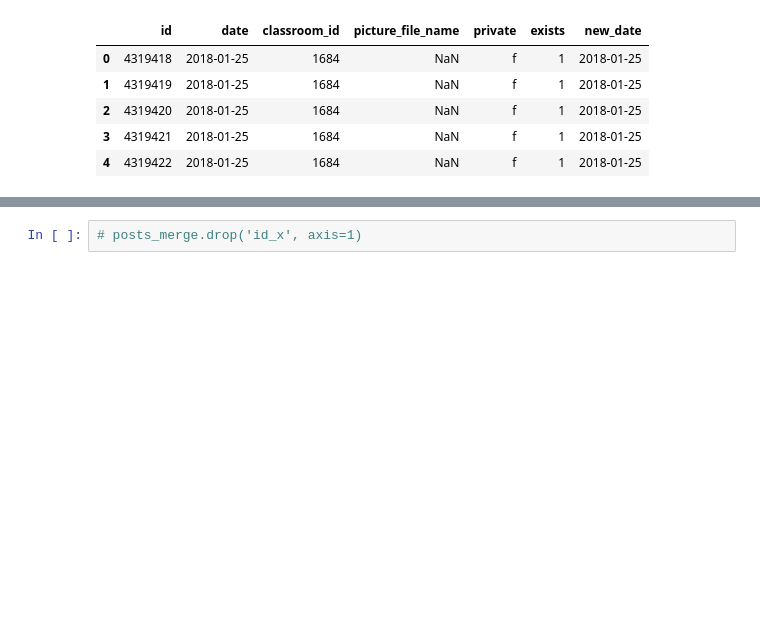
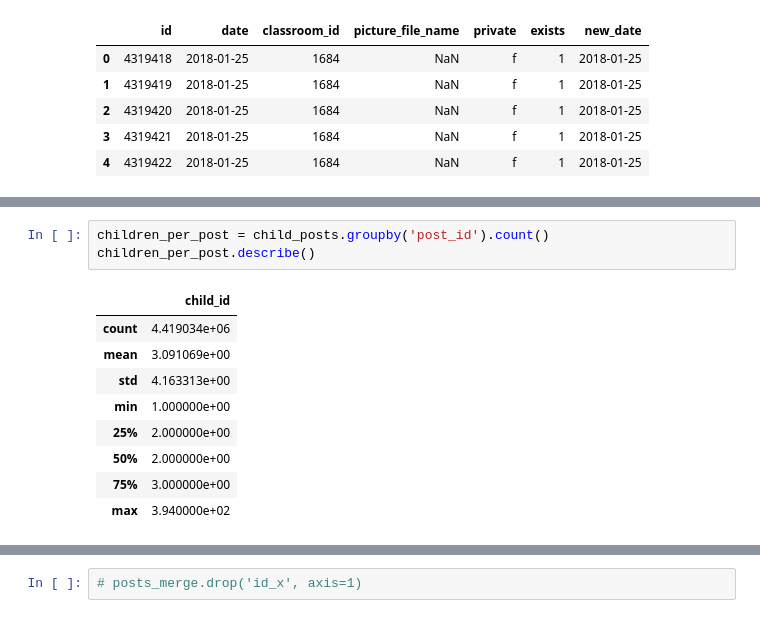
Before and after one commit to pgeurin/seniorskipday, a Jupyter notebook: src/eda.ipynb, the cells around one changed output, grey strips where cells are left out. Saved outputs shown, nothing was run; the diff lists cells and outputs as text; blank space fills up the shorter version.

```diff
--- a/src/eda.ipynb
+++ b/src/eda.ipynb
@@ -227,0 +261,13 @@ posts.head()
+# %%
+children_per_post = child_posts.groupby('post_id').count()
+children_per_post.describe()
+# %% [output]
+|  | child_id |
+| count | 4.419034e+06 |
+| mean | 3.091069e+00 |
+| std | 4.163313e+00 |
+| min | 1.000000e+00 |
+| 25% | 2.000000e+00 |
+| 50% | 2.000000e+00 |
+| 75% | 3.000000e+00 |
+| max | 3.940000e+02 |
```
Also changed, not shown: parts of 6 cells of this notebook.
